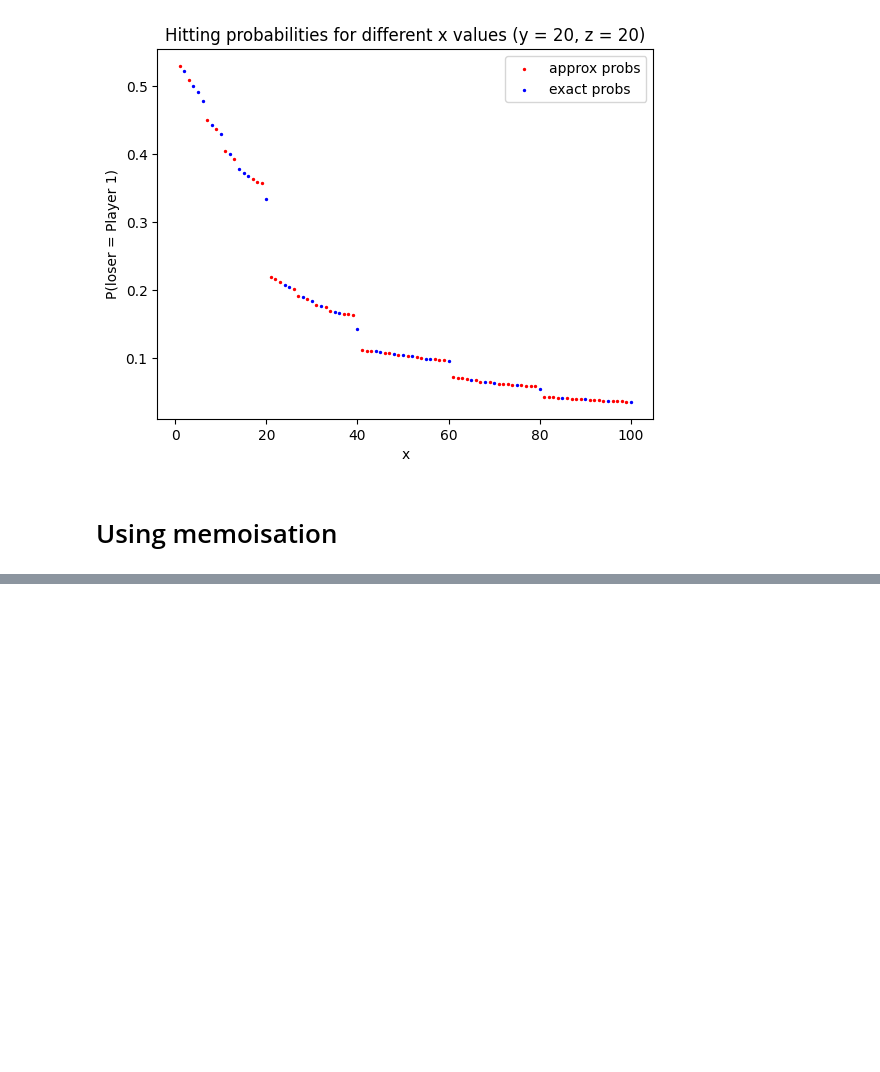
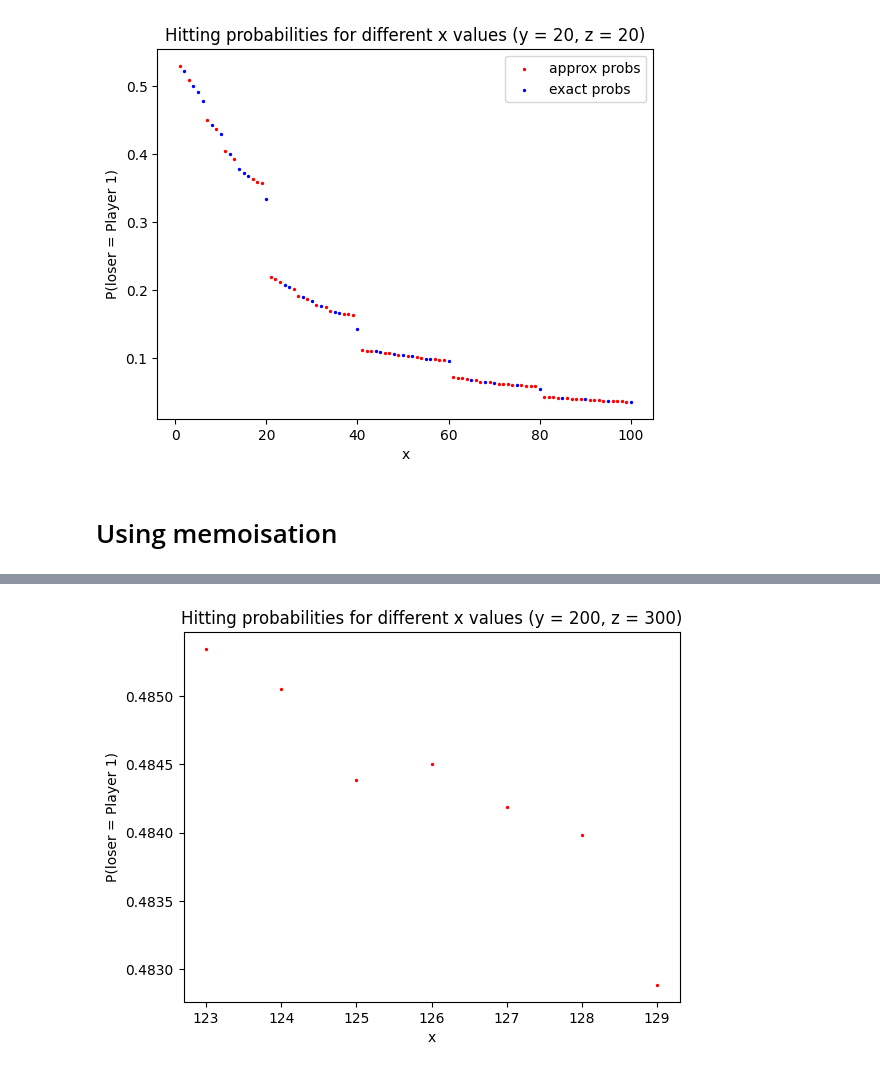
Before and after one commit to 7angel4/3-person-betting-game, a Jupyter notebook: game1_two_player/game1_visualisation.ipynb, the cells around one changed output, grey strips where cells are left out. Drawn from its saved outputs; the diff is of its cells as text; code cells hidden in the pictures; blank space fills up the shorter version.

```diff
--- a/game1_two_player/game1_visualisation.ipynb
+++ b/game1_two_player/game1_visualisation.ipynb
@@ -61,0 +66,4 @@ plotX(60, 80, 100, 200, probFunction=varyX_memoised, t=30)
+# %%
+plotX(123, 129, 200, 300, probFunction=varyX_memoised, t=30)
+# %% [output]
+[figure, added]
```
Also changed, not shown: parts of 4 cells of this notebook, 19 other files.
